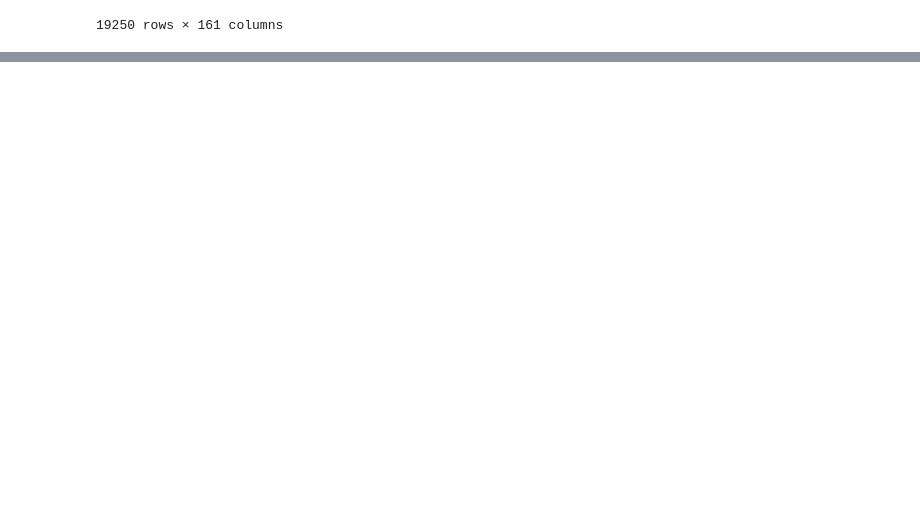
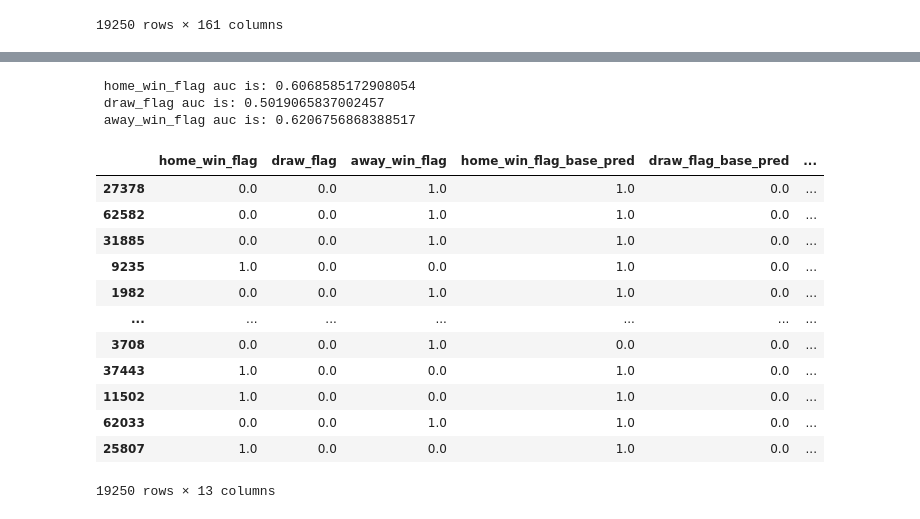
Before and after one commit to peterduronelly/datachallenge, a Jupyter notebook: aron/validate.ipynb, the cells around one changed output, grey strips where cells are left out. Cells and saved outputs as stored; diff of their text form; code cells hidden in the pictures; blank space fills up the shorter version.

```diff
--- a/aron/validate.ipynb
+++ b/aron/validate.ipynb
@@ -148 +149,63 @@ modified away_win_flag auc is: 0.6206467390316187
 -------------------------------------------------------------
+# %%
+f = pd.read_csv('competition_table.csv',sep=';',index_col=0)
+# replace commas for dots and convert previous string column into float
+def processCol(col):
+    try:
+        return col.astype(str).apply(lambda val: val.replace(',','.')).astype(float)
+    except:
+        return col
+
+
+df = df.apply(processCol)
+#keep_seasons = ['2019-2020','2020-2021','2021-2022']
+#df = df[df.season.isin(keep_seasons)]
+df = df.reset_index(drop=True)
+
+df.head()
+
+target_col = 'home_win_flag'
+features_cols = [x for x in df.columns if x not in ['home_win_flag', 'draw_flag', 'away_win_flag', 'div','season']]
+#features_cols = [x for x in features_cols if x.find('odds') == -1]
+target_cols = ['home_win_flag','draw_flag','away_win_flag']
+
+#features_col = ['odds_home_team_win',  'odds_away_team_win']
+X_train, X_test, y_train, y_test = train_test_split(df[features_cols], df[target_col], test_size=0.3, random_state=77)
+val_df = pd.DataFrame(y_test)
+val_df.columns = ['home_win_flag']
+val_df['draw_flag'] = df.loc[y_test.index.values]['draw_flag']
+val_df['away_win_flag'] = df.loc[y_test.index.values]['away_win_flag']
+val_df['home_win_flag_base_pred'] = p_home_win.predict(X_test)
+val_df['draw_flag_base_pred'] = p_draw.predict(X_test)
+val_df['away_win_flag_base_pred'] = p_away_win.predict(X_test)
+val_df[['home_win_prob_0','home_win_prob_1']] = p_home_win.predict_proba(X_test)
+val_df = create_target_columns_to_classification(val_df)
+#retrain_index = val_df[(val_df.home_win_flag_base_pred != val_df.away_win_flag)].index.values
+retrain_index = val_df[(val_df.home_win_flag_base_pred ==1) & (val_df.home_win_prob_1 < 0.75)].index.values
+val_df.loc[retrain_index,'final_pred']  = xgb_m.predict(X_test.loc[retrain_index][features_cols])
+val_df['final_pred'] = np.where(pd.isnull(val_df['final_pred']), val_df['y'], val_df['final_pred'],)
+for t in target_cols:
+    val_df[t+'_pred'] = val_df['final_pred'].apply(lambda x: get_pred_targets(x,t))
+for y in target_cols:
+    fpr, tpr, thresholds = roc_curve(val_df[y],val_df[y+'_pred'])
+    print(f' {y} auc is: {auc(fpr, tpr)}')
+# %% [output]
+ home_win_flag auc is: 0.6068585172908054
+ draw_flag auc is: 0.5019065837002457
+ away_win_flag auc is: 0.6206756868388517
+# %%
+val_df
+# %% [output]
+|  | home_win_flag | draw_flag | away_win_flag | home_win_flag_base_pred | draw_flag_base_pred | ... |
+| 27378 | 0.0 | 0.0 | 1.0 | 1.0 | 0.0 | ... |
+| 62582 | 0.0 | 0.0 | 1.0 | 1.0 | 0.0 | ... |
+| 31885 | 0.0 | 0.0 | 1.0 | 1.0 | 0.0 | ... |
+| 9235 | 1.0 | 0.0 | 0.0 | 1.0 | 0.0 | ... |
+| 1982 | 0.0 | 0.0 | 1.0 | 1.0 | 0.0 | ... |
+| ... | ... | ... | ... | ... | ... | ... |
+| 3708 | 0.0 | 0.0 | 1.0 | 0.0 | 0.0 | ... |
+| 37443 | 1.0 | 0.0 | 0.0 | 1.0 | 0.0 | ... |
+| 11502 | 1.0 | 0.0 | 0.0 | 1.0 | 0.0 | ... |
+| 62033 | 0.0 | 0.0 | 1.0 | 1.0 | 0.0 | ... |
+| 25807 | 1.0 | 0.0 | 0.0 | 1.0 | 0.0 | ... |
+19250 rows × 13 columns
```
Also changed, not shown: parts of 1 cell of this notebook, 1 other file.
